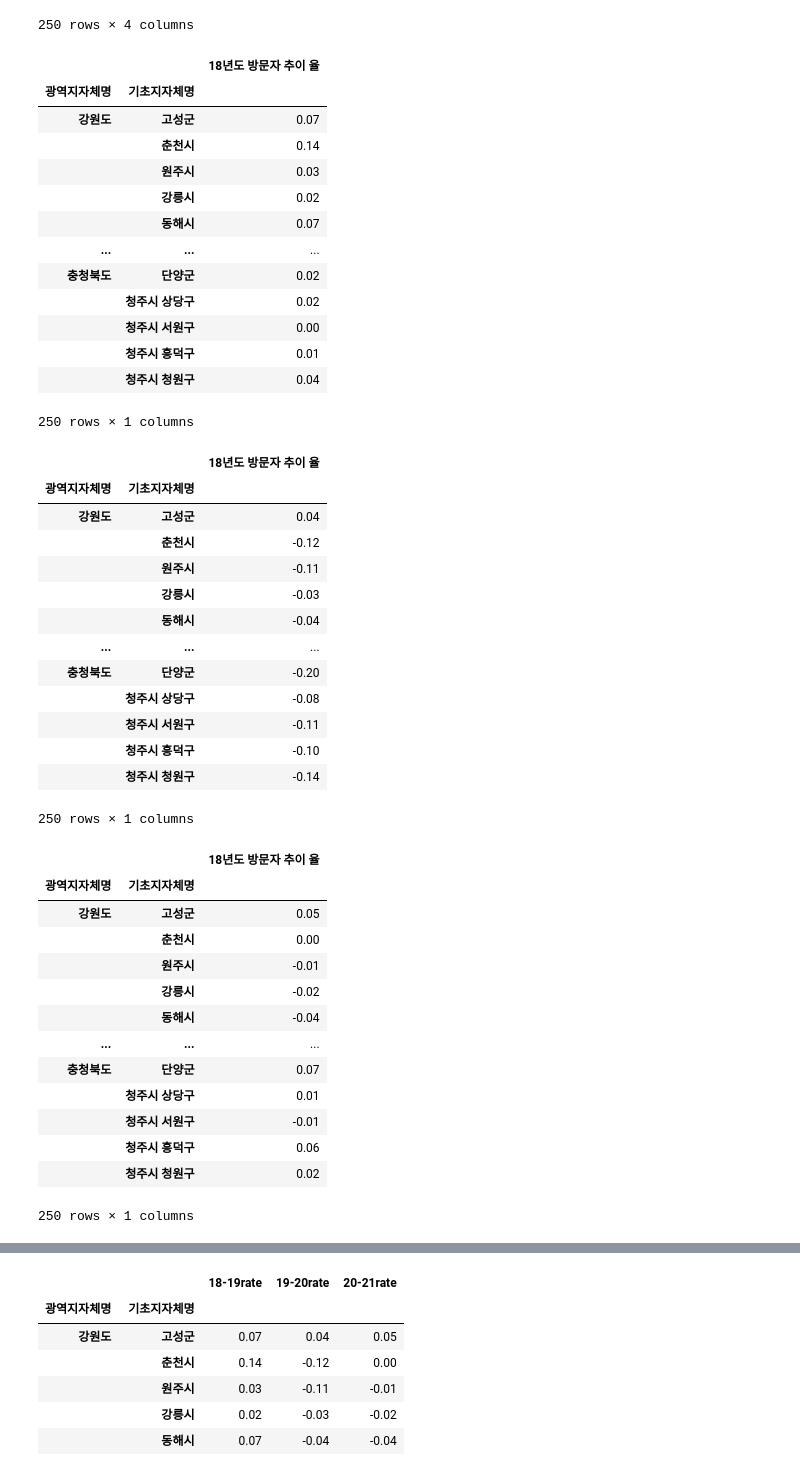
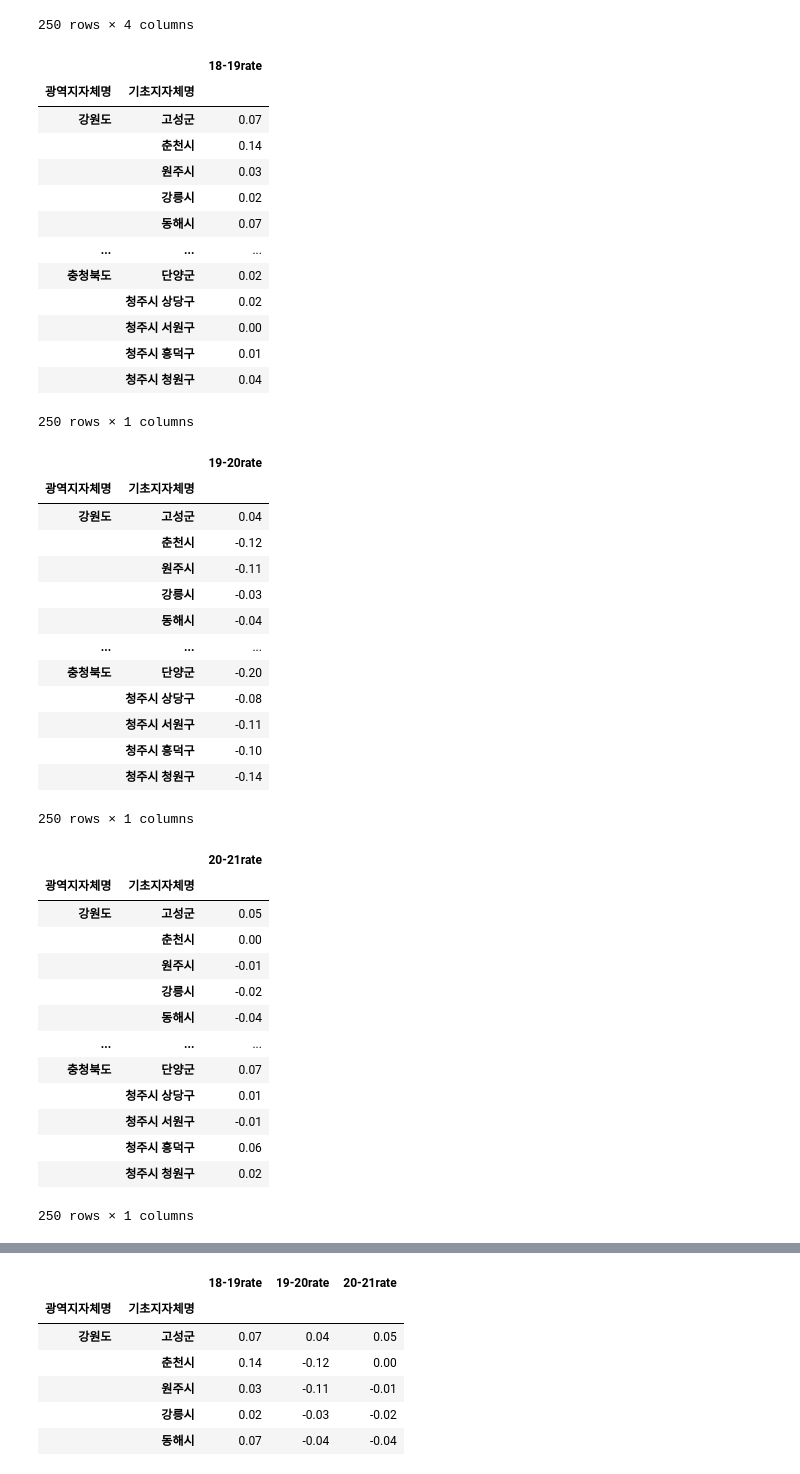
Before and after one commit to whatsasolo/PTJ_EDA, a Jupyter notebook: PTJ_EDA.ipynb, the cells around one changed output, grey strips where cells are left out. Cells and saved outputs as stored; diff of their text form; code cells hidden in the pictures.

```diff
--- a/PTJ_EDA.ipynb
+++ b/PTJ_EDA.ipynb
@@ -720,5 +723,5 @@ regional_21
 # %%
-df_regional_1821 = pd.concat([regional_rate_18,regional_rate_19,regional_rate_20,regional_rate_21], axis = 1)
+df_regional_1821 = pd.concat([regional_18,regional_19,regional_20,regional_21], axis = 1)
 df_regional_1821
 # %% [output]
 |  |  | 18년도 기초지자체 방문자 수 | 19년도 기초지자체 방문자 수 | 20년도 기초지자체 방문자 수 | 21년도 기초지자체 방문자 수 |
@@ -737,10 +740,10 @@ df_regional_1821
 250 rows × 4 columns
 # %%
 # concating_df1 =
-concating_18_19 = pd.DataFrame((df_regional_1821['19년도 기초지자체 방문자 수'] - df_regional_1821['18년도 기초지자체 방문자 수'])/df_regional_1821['18년도 기초지자체 방문자 수']).rename(columns = {0:'18년도 방문자 추이 율'})
+concating_18_19 = pd.DataFrame((df_regional_1821['19년도 기초지자체 방문자 수'] - df_regional_1821['18년도 기초지자체 방문자 수'])/df_regional_1821['18년도 기초지자체 방문자 수']).rename(columns = {0:'18-19rate'})
 concating_18_19
 # %% [output]
-|  |  | 18년도 방문자 추이 율 |
+|  |  | 18-19rate |
 | 광역지자체명 | 기초지자체명 |  |
 | 강원도 | 고성군 | 0.07 |
 |  | 춘천시 | 0.14 |
@@ -755,10 +758,10 @@ concating_18_19
 |  | 청주시 청원구 | 0.04 |
 250 rows × 1 columns
 # %%
-concating_19_20 = pd.DataFrame((df_regional_1821['20년도 기초지자체 방문자 수'] - df_regional_1821['19년도 기초지자체 방문자 수'])/df_regional_1821['19년도 기초지자체 방문자 수']).rename(columns = {0:'18년도 방문자 추이 율'})
+concating_19_20 = pd.DataFrame((df_regional_1821['20년도 기초지자체 방문자 수'] - df_regional_1821['19년도 기초지자체 방문자 수'])/df_regional_1821['19년도 기초지자체 방문자 수']).rename(columns = {0:'19-20rate'})
 concating_19_20
 # %% [output]
-|  |  | 18년도 방문자 추이 율 |
+|  |  | 19-20rate |
 | 광역지자체명 | 기초지자체명 |  |
 | 강원도 | 고성군 | 0.04 |
 |  | 춘천시 | -0.12 |
@@ -773,10 +776,10 @@ concating_19_20
 |  | 청주시 청원구 | -0.14 |
 250 rows × 1 columns
 # %%
-concating_20_21 = pd.DataFrame((df_regional_1821['21년도 기초지자체 방문자 수'] - df_regional_1821['20년도 기초지자체 방문자 수'])/df_regional_1821['20년도 기초지자체 방문자 수']).rename(columns = {0:'18년도 방문자 추이 율'})
+concating_20_21 = pd.DataFrame((df_regional_1821['21년도 기초지자체 방문자 수'] - df_regional_1821['20년도 기초지자체 방문자 수'])/df_regional_1821['20년도 기초지자체 방문자 수']).rename(columns = {0:'20-21rate'})
 concating_20_21
 # %% [output]
-|  |  | 18년도 방문자 추이 율 |
+|  |  | 20-21rate |
 | 광역지자체명 | 기초지자체명 |  |
 | 강원도 | 고성군 | 0.05 |
 |  | 춘천시 | 0.00 |
```
Also changed, not shown: parts of 80 cells of this notebook.
